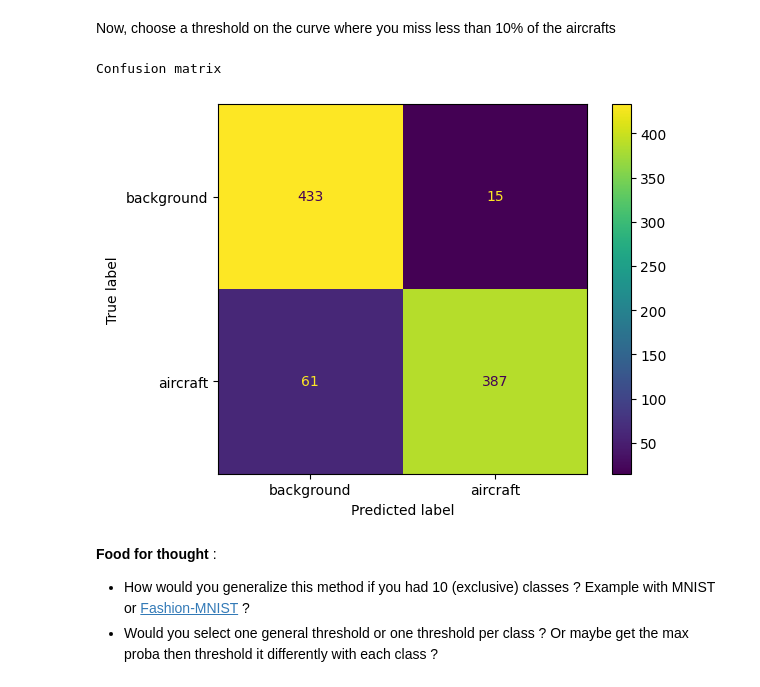
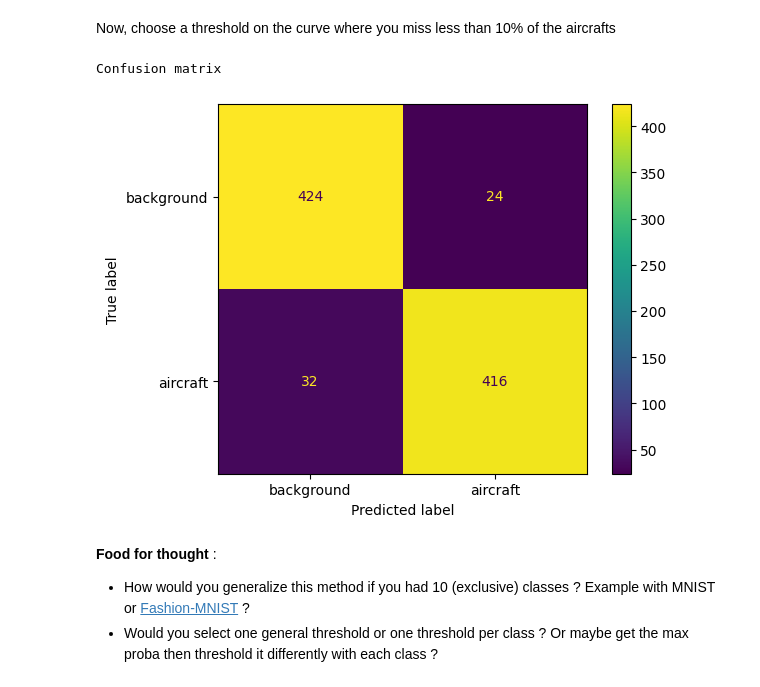
Before and after one commit to 8bouledecristal/ctf2024, a Jupyter notebook: vision/1_hands_on.ipynb, the cells around one changed output. Cells and saved outputs as stored; diff of their text form; code cells hidden in the pictures.

```diff
--- a/vision/1_hands_on.ipynb
+++ b/vision/1_hands_on.ipynb
@@ -1196,25 +1285,25 @@ plt.show()
 # %% [markdown]
 Now, choose a threshold on the curve where you miss less than 10% of the aircrafts
 # %%
-selected_threshold = 0.5
+selected_threshold = 0.4
 
 print("Confusion matrix")
 
 y_pred_classes = y_pred_probas >= selected_threshold
 
 cm = confusion_matrix(y_true, y_pred_classes)
 
 disp = ConfusionMatrixDisplay(
     confusion_matrix=cm, display_labels=["background", "aircraft"]
 )
 
 disp.plot()
 plt.show()
 
 # How did the confusion matrix evolve ? Does it match your intuition ?
 # %% [output]
 Confusion matrix
-[figure, old version]
+[figure, new version]
 # %% [markdown]
 **Food for thought** :
 - How would you generalize this method if you had 10 (exclusive) classes ? Example with MNIST or [Fashion-MNIST](https://github.com/zalandoresearch/fashion-mnist) ?
```
Also changed, not shown: parts of 20 cells of this notebook.
